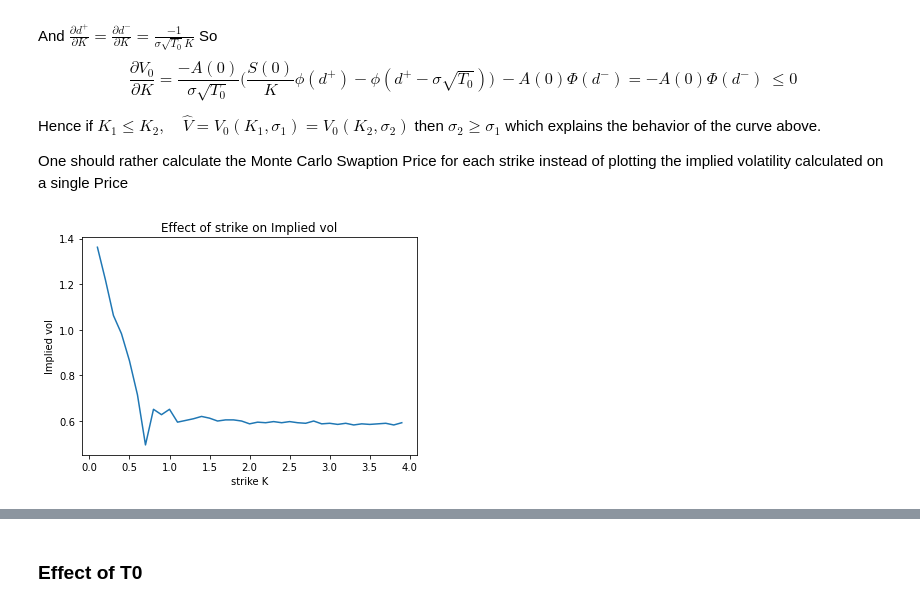
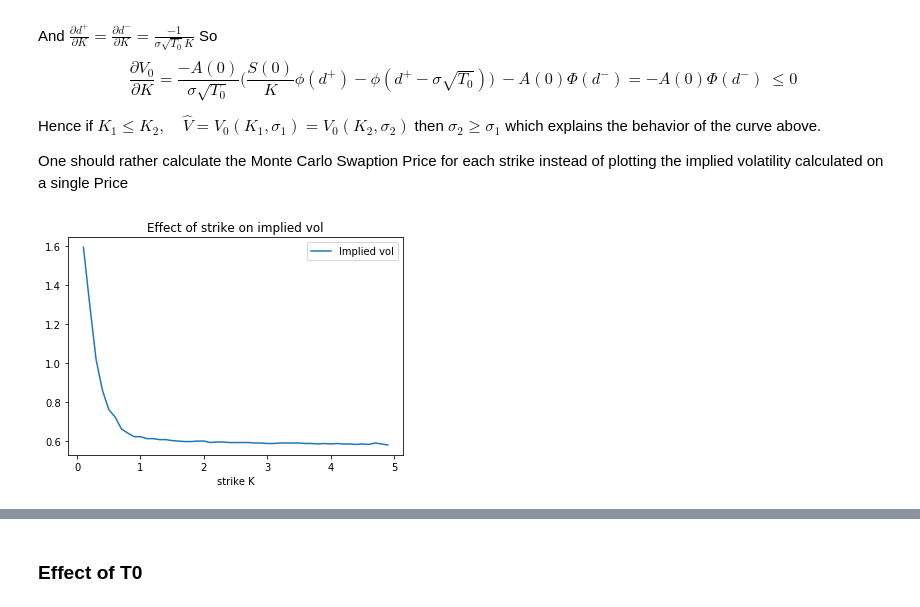
Before and after one commit to AlexisHoussard/Stage-Awalee-2021, a Jupyter notebook: Model v.1.3.ipynb, the cells around one changed output, grey strips where cells are left out. Saved outputs shown, nothing was run; the diff lists cells and outputs as text; code cells hidden in the pictures.

```diff
--- a/Model v.1.3.ipynb
+++ b/Model v.1.3.ipynb
@@ -91,10 +93,10 @@ def plot_3D(T0s, strikes, Mtm):
 chi = 1
 lmbda = 1
 a = 1
-b = 0
+b = 1
 K = 1
 N = 20
-M = 10000
+M = 100000
 r = 1
 maturities = np.arange(0.5,5)     #tenor structure of the underlying swap T0=1,2...6=TN
 T0 = maturities[0]
@@ -369,16 +368,13 @@ Hence if $K_1 \le K_2, \quad \hat{V} = V_0(K_1,\sigma_1) = V_0(K_2,\sigma_2)$ th
 
 One should rather calculate the Monte Carlo Swaption Price for each strike instead of plotting the implied volatility calculated on a single Price
 # %%
-strikes = np.arange(0.1,4,0.1)
+#MC(K) = BS(K,sigma)
+strikes = np.arange(0.1,5,0.1)
 implied_vol = []
 for k in strikes:
     Price = swaption(M,N,T0,k,lmbda,a,b,chi,bonds,maturities)
     implied_vol.append(bissectrice(10,Price,bonds,k,maturities))
-plt.figure()
-plt.xlabel('strike K')
-plt.ylabel('Implied vol')
-plt.title('Effect of strike on Implied vol')
-plt.plot(strikes,implied_vol)
-plt.show()
+
+plot2D(strikes,implied_vol,'strike K','Implied vol','Effect of strike on implied vol')
 # %% [output]
-[figure, old version]
+[figure, new version]
```
Also changed, not shown: parts of 34 cells of this notebook.
